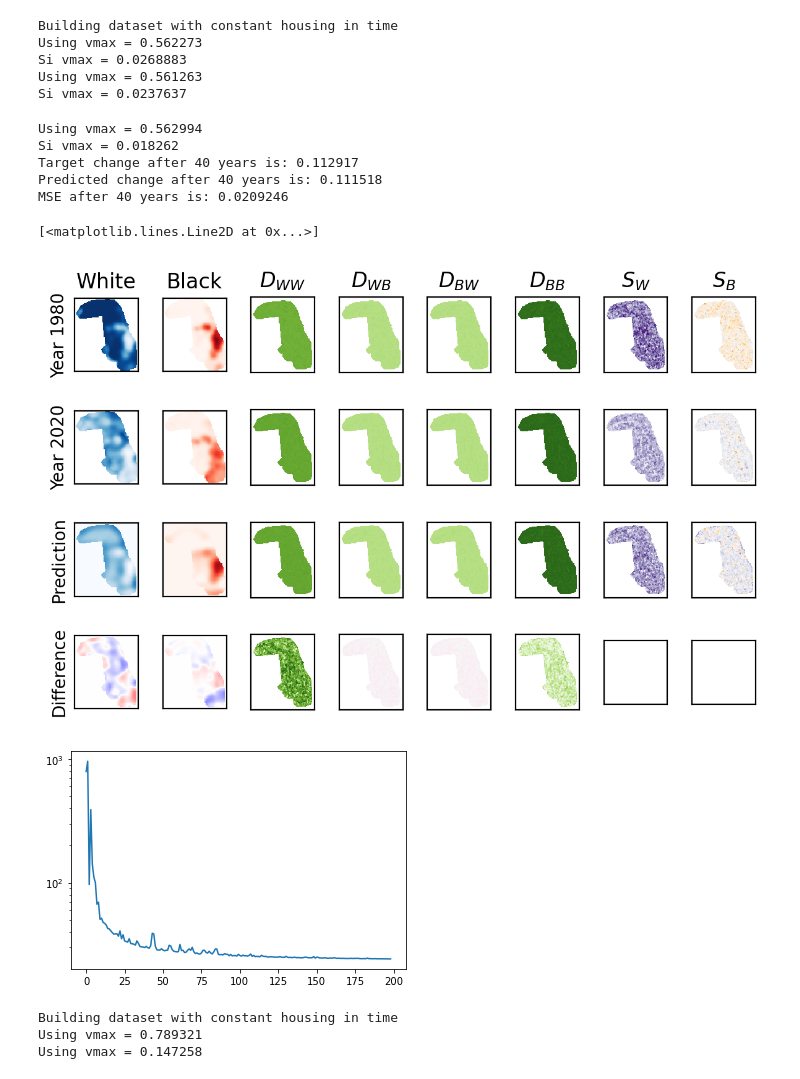
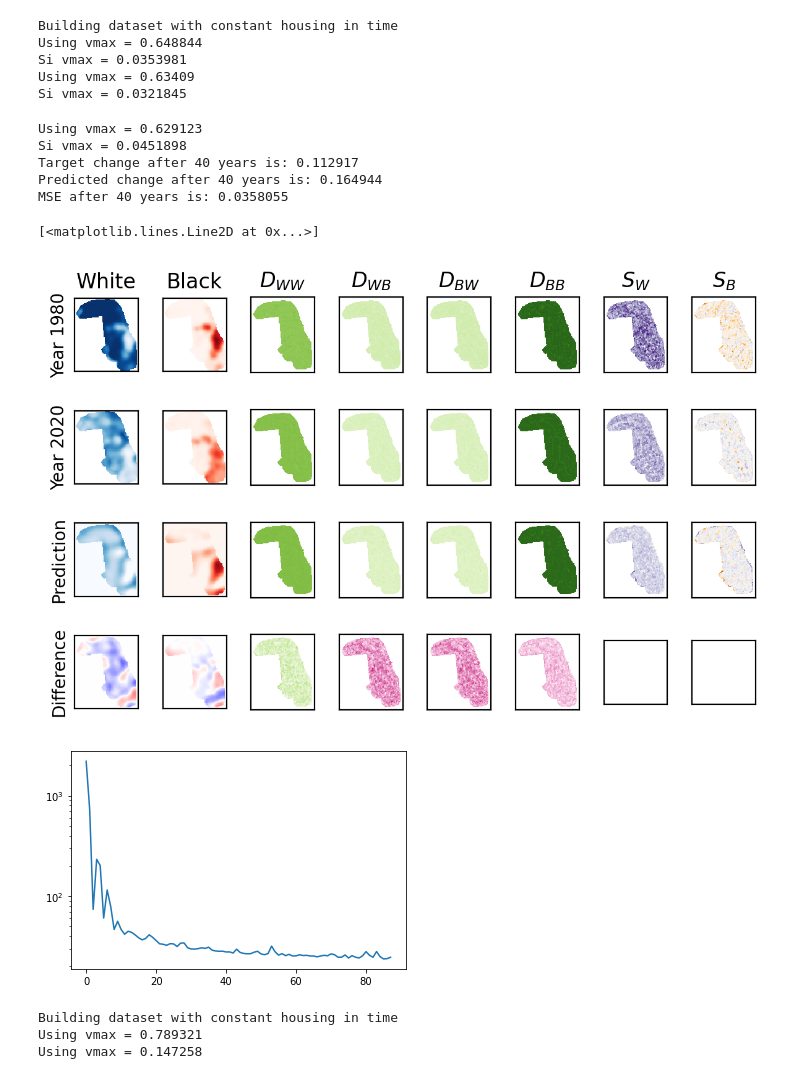
Before and after one commit to jcolen/sociohydro, a Jupyter notebook: physical_bottleneck.ipynb, the cells around one changed output. Cells and saved outputs as stored; diff of their text form; code cells hidden in the pictures.

```diff
--- a/physical_bottleneck/physical_bottleneck.ipynb
+++ b/physical_bottleneck.ipynb
@@ -50,7 +50,7 @@ dataset = CensusDataset('cook_IL',
                         get_dolfin=SociohydrodynamicsProblem,
                         housing_method='constant')
 model = DiagonalOnlyPBNN().to(device)
-info = torch.load('dynamic/DiagonalOnlyPBNN.ckpt', map_location='cpu')
+info = torch.load('data/dynamic_pbnn/DiagonalOnlyPBNN.ckpt', map_location='cpu')
 model.load_state_dict(info['state_dict'])
 
 fig, ax = plt.subplots(2, 6, dpi=150)
@@ -104,9 +104,9 @@ dataset = CensusDataset(county,
                         housing_method='constant')
 dataset.validate()
 
-pipeline=8681230
+pipeline=8728833
 model = SourcedSymmetricPBNN().to(device)
-info = torch.load(f'pipeline_{pipeline}/pipeline_{pipeline}_4/{model.__class__.__name__}.ckpt', map_location='cpu')
+info = torch.load(f'data/pipeline_{pipeline}/{model.__class__.__name__}.ckpt', map_location='cpu')
 model.load_state_dict(info['state_dict'])
 
 t0 = 1980
@@ -138,44 +138,44 @@ print(f'MSE after {tmax} years is: {np.mean((wb2[:, mask]-wb1[:, mask])**2):g}')
 
 diff = wb2 - wb1
 vmax = 1
 ax[3, 0].pcolormesh(sample['x'], sample['y'], diff[0], cmap='bwr', vmin=-vmax, vmax=vmax)
 ax[3, 1].pcolormesh(sample['x'], sample['y'], diff[1], cmap='bwr', vmin=-vmax, vmax=vmax)
 
 diff = Dij2 - Dij0
 vmax = 3*np.std(diff)
 for i in range(4):
     plot_mesh(ax[3, 2+i], diff[i], dataset.mesh, cmap='PiYG', vmin=-vmax, vmax=vmax)
 for a in ax[3]:
     a.set(aspect='equal', xticks=[], yticks=[])
 ax[3, 0].set_ylabel('Difference')
 
 ax[0,0].set_title('White')
 ax[0,1].set_title('Black')
 ax[0,2].set_title('$D_{WW}$')
 ax[0,3].set_title('$D_{WB}$')
 ax[0,4].set_title('$D_{BW}$')
 ax[0,5].set_title('$D_{BB}$')
 ax[0,6].set_title('$S_{W}$')
 ax[0,7].set_title('$S_{B}$')
 
 plt.tight_layout()
 
 plt.figure()
-plt.semilogy(info['val_loss'][1:])
+plt.semilogy(info['val_loss'])
 # %% [output]
 Building dataset with constant housing in time
-Using vmax = 0.562273
-Si vmax = 0.0268883
-Using vmax = 0.561263
-Si vmax = 0.0237637
+Using vmax = 0.648844
+Si vmax = 0.0353981
+Using vmax = 0.63409
+Si vmax = 0.0321845
-Using vmax = 0.562994
-Si vmax = 0.018262
+Using vmax = 0.629123
+Si vmax = 0.0451898
 Target change after 40 years is: 0.112917
-Predicted change after 40 years is: 0.111518
-MSE after 40 years is: 0.0209246
+Predicted change after 40 years is: 0.164944
+MSE after 40 years is: 0.0358055
 [<matplotlib.lines.Line2D at 0x...>]
-[figure, old version]
+[figure, new version]
-[figure, old version]
+[figure, new version]
 # %%
 def plot(ax, sample, model, vmax=None):
     ax[0].pcolormesh(sample['x'], sample['y'], sample['wb0'][0], cmap='Blues', vmax=1, vmin=0)
```
Also changed, not shown: parts of 2 cells of this notebook, 41 other files.
